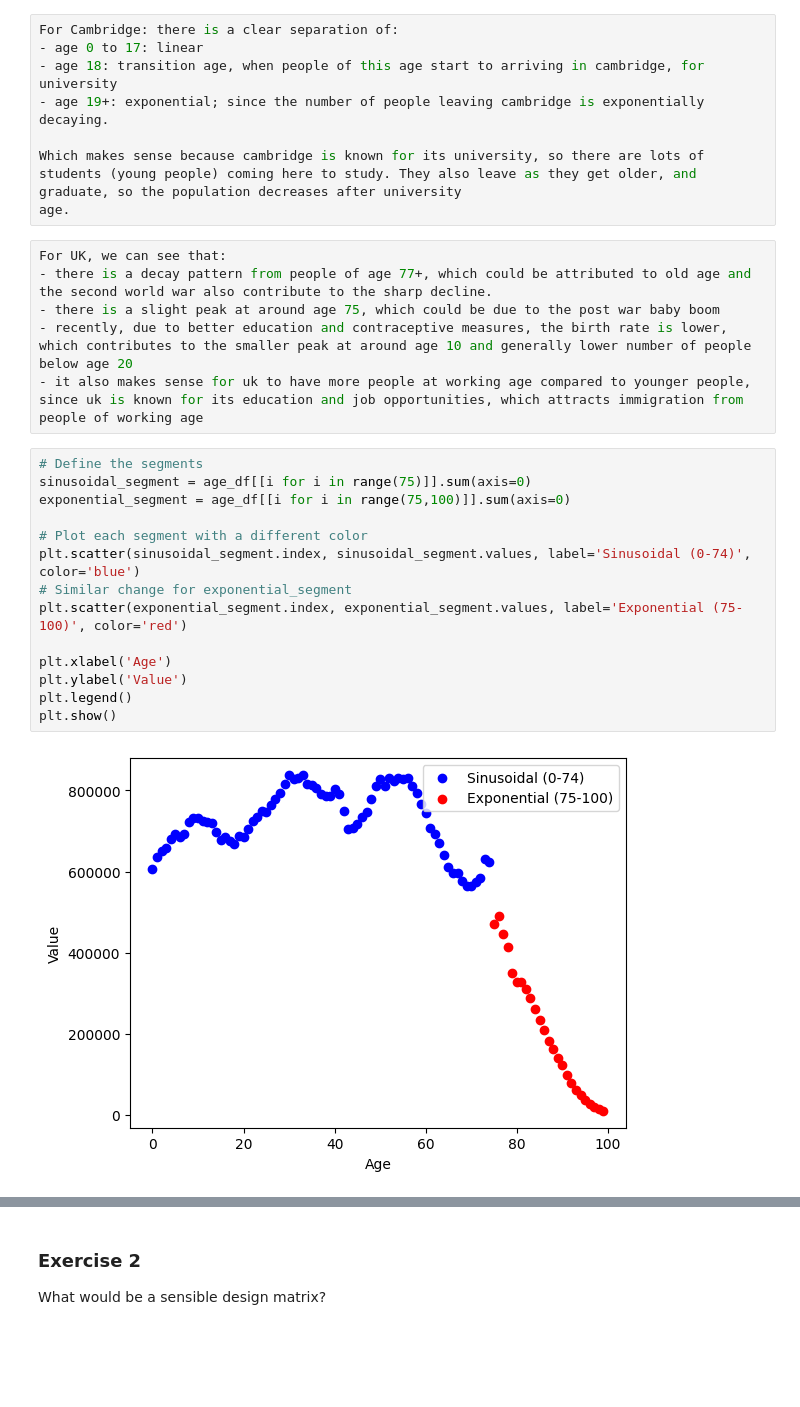
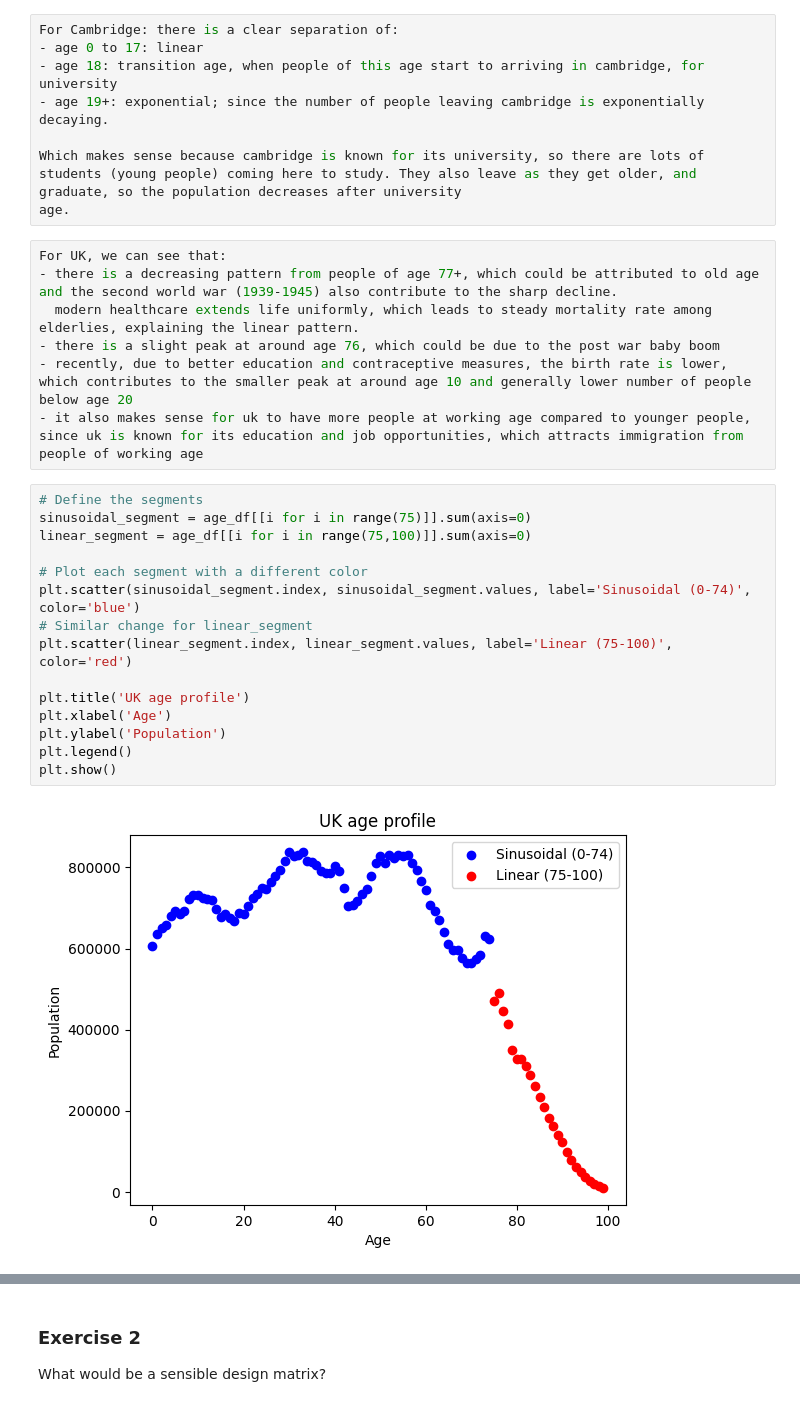
Before and after one commit to Pidongg/pz286_ads_2024, a Jupyter notebook: _notebooks/03-address_glm.ipynb, the cells around one changed output, grey strips where cells are left out. Drawn from its saved outputs; the diff is of its cells as text; blank space fills up the shorter version.

```diff
--- a/_notebooks/03-address_glm.ipynb
+++ b/_notebooks/03-address_glm.ipynb
@@ -875,23 +822,25 @@ Which makes sense because cambridge is known for its university, so there are lo
 age.
 # %%
 For UK, we can see that:
-- there is a decay pattern from people of age 77+, which could be attributed to old age and the second world war also contribute to the sharp decline.
-- there is a slight peak at around age 75, which could be due to the post war baby boom
+- there is a decreasing pattern from people of age 77+, which could be attributed to old age and the second world war (1939-1945) also contribute to the sharp decline.
+  modern healthcare extends life uniformly, which leads to steady mortality rate among elderlies, explaining the linear pattern.
+- there is a slight peak at around age 76, which could be due to the post war baby boom
 - recently, due to better education and contraceptive measures, the birth rate is lower, which contributes to the smaller peak at around age 10 and generally lower number of people below age 20
 - it also makes sense for uk to have more people at working age compared to younger people, since uk is known for its education and job opportunities, which attracts immigration from people of working age
 # %%
 # Define the segments
 sinusoidal_segment = age_df[[i for i in range(75)]].sum(axis=0)
-exponential_segment = age_df[[i for i in range(75,100)]].sum(axis=0)
+linear_segment = age_df[[i for i in range(75,100)]].sum(axis=0)
 
 # Plot each segment with a different color
 plt.scatter(sinusoidal_segment.index, sinusoidal_segment.values, label='Sinusoidal (0-74)', color='blue')
-# Similar change for exponential_segment
-plt.scatter(exponential_segment.index, exponential_segment.values, label='Exponential (75-100)', color='red')
+# Similar change for linear_segment
+plt.scatter(linear_segment.index, linear_segment.values, label='Linear (75-100)', color='red')
 
+plt.title('UK age profile')
 plt.xlabel('Age')
-plt.ylabel('Value')
+plt.ylabel('Population')
 plt.legend()
 plt.show()
 # %% [output]
-[figure, old version]
+[figure, new version]
```
Also changed, not shown: parts of 34 cells of this notebook.
